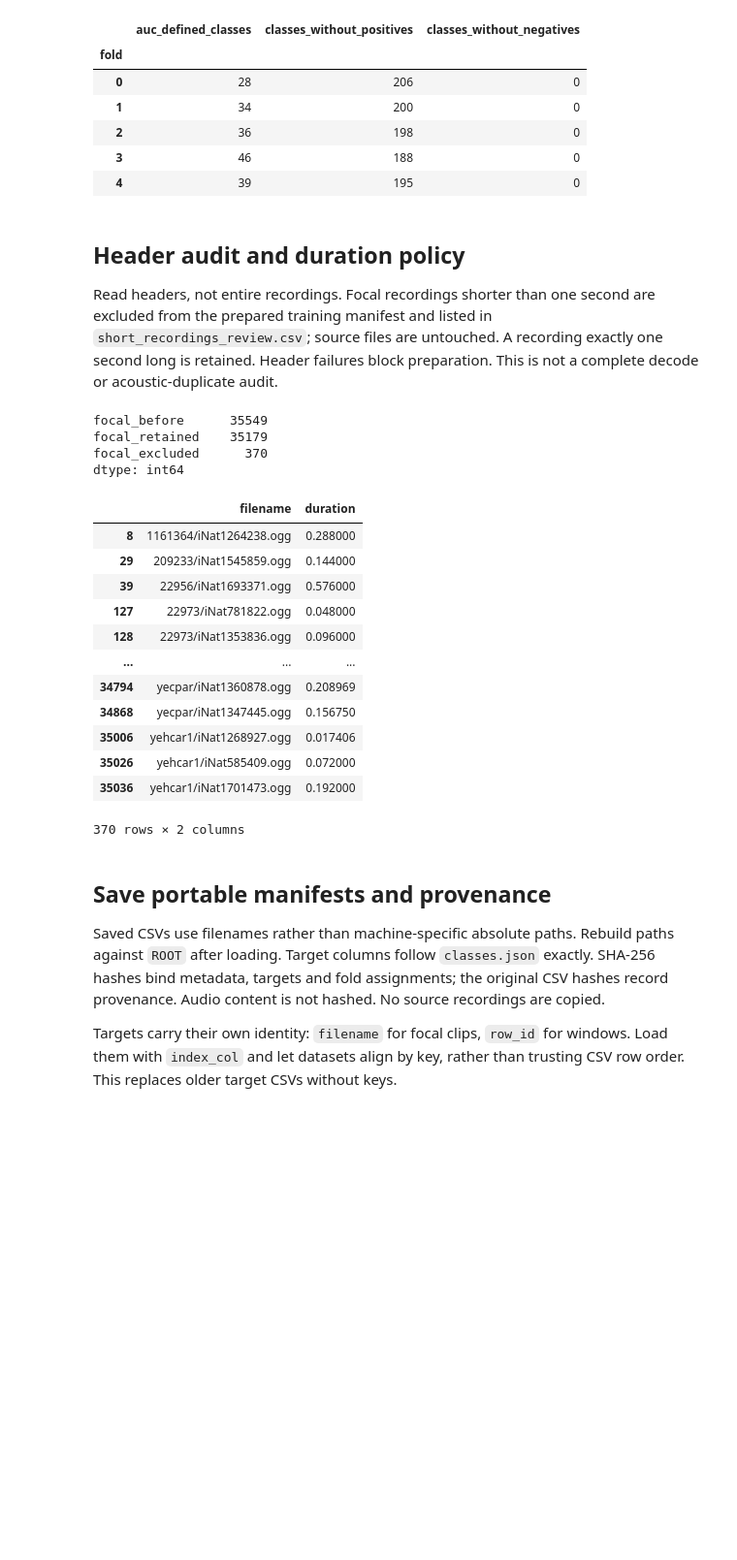
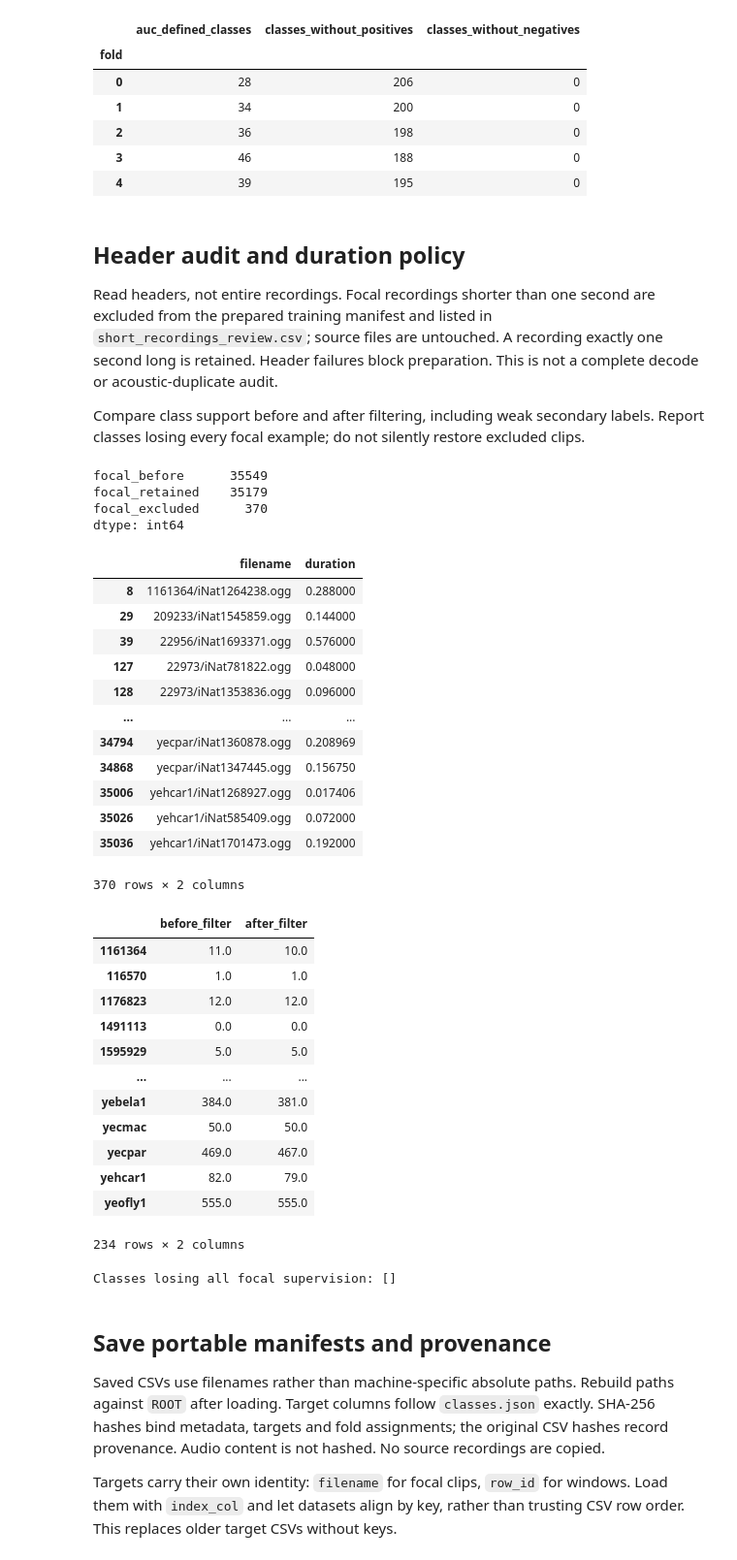
Before and after one commit to sl4shuur/birdclef-2026, a Jupyter notebook: notebooks/local/data_prep.ipynb, the cells around one changed output. Shown at 97% size. Cells and saved outputs as stored; diff of their text form; code cells hidden in the pictures; blank space fills up the shorter version.

Commit message:
ref: added more checks to data

```diff
--- a/notebooks/local/data_prep.ipynb
+++ b/notebooks/local/data_prep.ipynb
@@ -130,6 +130,8 @@ display(support.groupby('fold').agg(
 ## Header audit and duration policy
 
 Read headers, not entire recordings. Focal recordings shorter than one second are excluded from the prepared training manifest and listed in `short_recordings_review.csv`; source files are untouched. A recording exactly one second long is retained. Header failures block preparation. This is not a complete decode or acoustic-duplicate audit.
+
+Compare class support before and after filtering, including weak secondary labels. Report classes losing every focal example; do not silently restore excluded clips.
 # %%
 header_rows = []
 sources = pd.concat([
@@ -150,33 +152,58 @@ headers = pd.DataFrame(header_rows, columns=[
 ])
 if headers.error.notna().any() or headers.frames.eq(0).any():
     display(headers.loc[headers.error.notna() | headers.frames.eq(0)])
     raise ValueError('Repair failed or empty audio files before preparing training data.')
 focal_before_filter = len(focal)
+focal_class_counts_before = focal_targets.sum()
 focal, focal_targets, short_recordings = filter_focal_duration(
     focal, focal_targets, headers.loc[headers.source.eq('focal')],
     min_duration=MIN_FOCAL_SECONDS,
 )
 display(pd.Series({'focal_before': focal_before_filter, 'focal_retained': len(focal),
                    'focal_excluded': len(short_recordings)}))
 display(short_recordings[['filename', 'duration']])
+
+focal_coverage = pd.DataFrame({
+    'before_filter': focal_class_counts_before,
+    'after_filter': focal_targets.sum(),
+})
+lost_focal_classes = focal_coverage.index[
+    focal_coverage.before_filter.gt(0) & focal_coverage.after_filter.eq(0)
+].tolist()
+display(focal_coverage)
+print('Classes losing all focal supervision:', lost_focal_classes)
 # %% [output]
 focal_before      35549
 focal_retained    35179
 focal_excluded      370
 dtype: int64
 |  | filename | duration |
 | 8 | 1161364/iNat1264238.ogg | 0.288000 |
 | 29 | 209233/iNat1545859.ogg | 0.144000 |
 | 39 | 22956/iNat1693371.ogg | 0.576000 |
 | 127 | 22973/iNat781822.ogg | 0.048000 |
 | 128 | 22973/iNat1353836.ogg | 0.096000 |
 | ... | ... | ... |
 | 34794 | yecpar/iNat1360878.ogg | 0.208969 |
 | 34868 | yecpar/iNat1347445.ogg | 0.156750 |
 | 35006 | yehcar1/iNat1268927.ogg | 0.017406 |
 | 35026 | yehcar1/iNat585409.ogg | 0.072000 |
 | 35036 | yehcar1/iNat1701473.ogg | 0.192000 |
 370 rows × 2 columns
+|  | before_filter | after_filter |
+| 1161364 | 11.0 | 10.0 |
+| 116570 | 1.0 | 1.0 |
+| 1176823 | 12.0 | 12.0 |
+| 1491113 | 0.0 | 0.0 |
+| 1595929 | 5.0 | 5.0 |
+| ... | ... | ... |
+| yebela1 | 384.0 | 381.0 |
+| yecmac | 50.0 | 50.0 |
+| yecpar | 469.0 | 467.0 |
+| yehcar1 | 82.0 | 79.0 |
+| yeofly1 | 555.0 | 555.0 |
+234 rows × 2 columns
+Classes losing all focal supervision: []
 # %% [markdown]
 ## Save portable manifests and provenance
 
```
Also changed, not shown: parts of 2 cells of this notebook.
